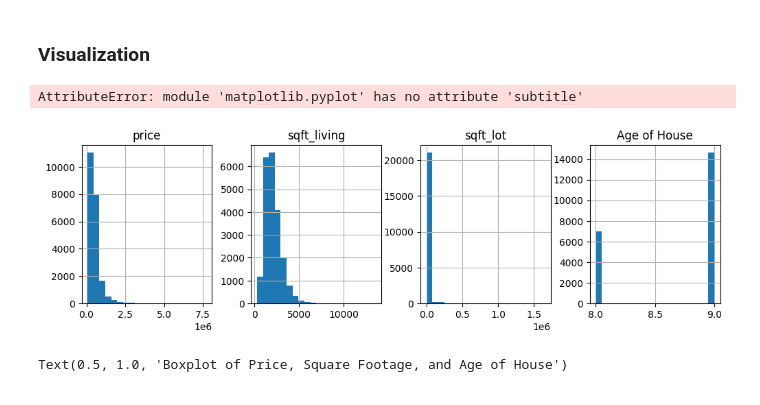
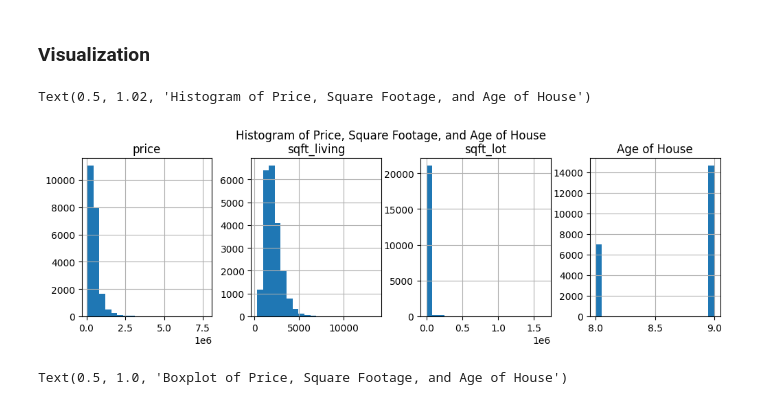
Before and after one commit to andidprastyo/Data-Analyst-Projects, a Jupyter notebook: Data Analysis/House Pricing Analysis/analysis.ipynb, the cells around one changed output. Drawn from its saved outputs; the diff is of its cells as text; code cells hidden in the pictures.

Commit message:
Fix error

```diff
--- a/Data Analysis/House Pricing Analysis/analysis.ipynb
+++ b/Data Analysis/House Pricing Analysis/analysis.ipynb
@@ -134,10 +134,10 @@ memory usage: 3.5 MB
 ### Visualization
 # %%
 df.hist(column=["price", "sqft_living", "sqft_lot", "Age of House"], bins=20, figsize=(12,3), layout=(1,4))
-plt.subtitle('Histogram of Price, Square Footage, and Age of House')
+plt.suptitle('Histogram of Price, Square Footage, and Age of House', y=1.02, fontsize=12)
 # %% [output]
-AttributeError: module 'matplotlib.pyplot' has no attribute 'subtitle'
+Text(0.5, 1.02, 'Histogram of Price, Square Footage, and Age of House')
-[figure, old version]
+[figure, new version]
 # %%
 df.boxplot(column=["price", "sqft_living", "sqft_lot", "Age of House"], grid=False, figsize=(5,5))
 plt.title('Boxplot of Price, Square Footage, and Age of House')
```
